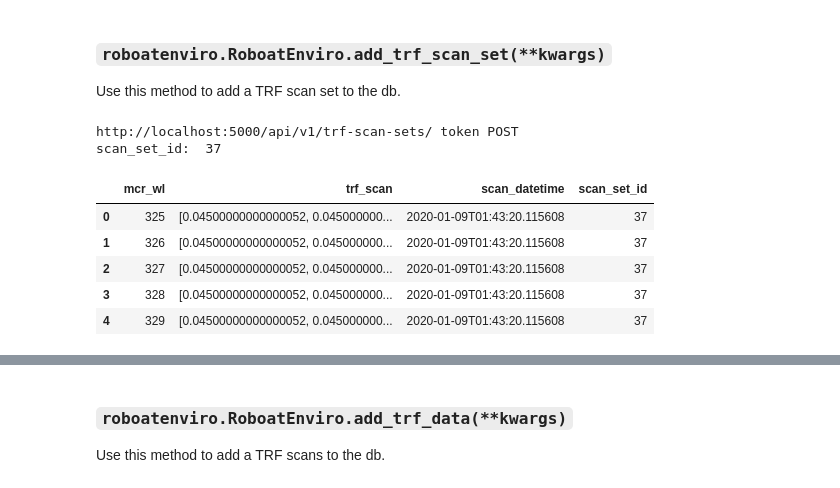
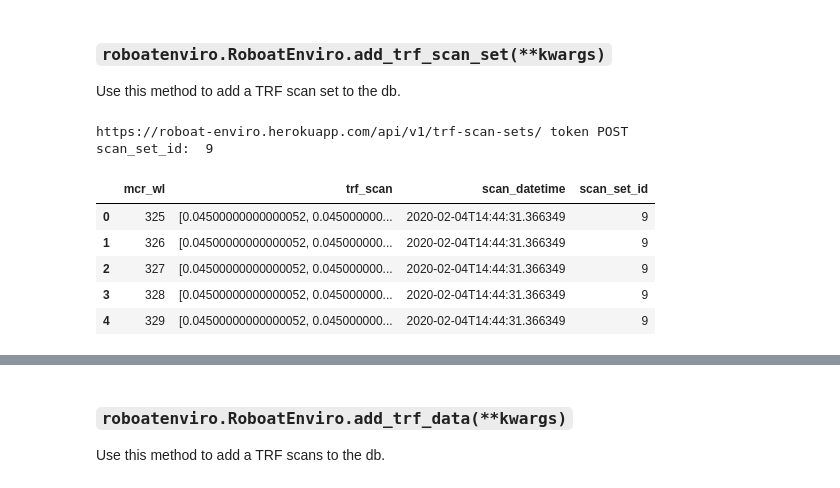
Before and after one commit to drewmee/py-roboat-enviro, a Jupyter notebook: docs/introduction.ipynb, the cells around one changed output, grey strips where cells are left out. Cells and saved outputs as stored; diff of their text form; code cells hidden in the pictures.

```diff
--- a/docs/introduction.ipynb
+++ b/docs/introduction.ipynb
@@ -85,7 +90,8 @@ token = "token"
 # set up the roboatenviro.RoboatEnviro object
 # here, we are also going to manually set the endpoint because I am doing this tutorial on
 # localhost...
-api = roboatenviro.RoboatEnviro(token=token, endpoint="http://localhost:5000/api/")
+#api = roboatenviro.RoboatEnviro(token=token, endpoint="http://localhost:5000/api/")
+api = roboatenviro.RoboatEnviro(token=token, endpoint="https://roboat-enviro.herokuapp.com/api/")
 # %% [markdown]
 ## `roboatenviro.RoboatEnviro(*args, **kwargs)`
 
@@ -192,26 +271,43 @@ Use this method to add a TRF scan set to the db.
 # %%
 df = pd.read_csv("trf_upload.csv")
 df["scan_datetime"] = datetime.utcnow().isoformat()
 df.drop(["sensor_sn"], axis=1, inplace=True)
 params = {
     "sensor_sn": "SN001",
+    "start_datetime": df["scan_datetime"].min(),
+    "end_datetime": df["scan_datetime"].max(),
     "start_wl": int(df["mcr_wl"].min()),
     "end_wl": int(df["mcr_wl"].max()),
-    "start_datetime": df["scan_datetime"].min(),
-    "end_datetime": df["scan_datetime"].max()
+    "pico_trig_channel": "Aux",
+    "pico_trig_thresh": 0,
+    "pico_trig_dir": 0,
+    "pico_trig_delay": 0,
+    "pico_autotrig_timeout": 0,
+    "pico_pre_trig_samples": 0,
+    "pico_post_trig_samples": 0,
+    "pico_sampling_channel": "A",
+    "pico_coupling_type": 0,
+    "pico_voltage_range": 0,
+    "pico_analog_offset": 0,
+    "pico_bandwidth_limiter": 0,
+    "pico_num_blocks": 0,
+    "pico_timebase": 0,
+    "mcr_serial_num": "test",
+    "mcr_grating": 0,
+    "mcr_units": "um",
 }
 scan_set = api.add_trf_scan_set(params=params)
 scan_set = json.loads(scan_set.text)
 scan_set_id = scan_set['id']
 print("scan_set_id: ", scan_set_id)
 df['scan_set_id'] = scan_set_id
 display(df.head())
 # %% [output]
-http://localhost:5000/api/v1/trf-scan-sets/ token POST
-scan_set_id:  37
+https://roboat-enviro.herokuapp.com/api/v1/trf-scan-sets/ token POST
+scan_set_id:  9
 |  | mcr_wl | trf_scan | scan_datetime | scan_set_id |
-| 0 | 325 | [0.04500000000000052, 0.045000000... | 2020-01-09T01:43:20.115608 | 37 |
-| 1 | 326 | [0.04500000000000052, 0.045000000... | 2020-01-09T01:43:20.115608 | 37 |
-| 2 | 327 | [0.04500000000000052, 0.045000000... | 2020-01-09T01:43:20.115608 | 37 |
-| 3 | 328 | [0.04500000000000052, 0.045000000... | 2020-01-09T01:43:20.115608 | 37 |
-| 4 | 329 | [0.04500000000000052, 0.045000000... | 2020-01-09T01:43:20.115608 | 37 |
+| 0 | 325 | [0.04500000000000052, 0.045000000... | 2020-02-04T14:44:31.366349 | 9 |
+| 1 | 326 | [0.04500000000000052, 0.045000000... | 2020-02-04T14:44:31.366349 | 9 |
+| 2 | 327 | [0.04500000000000052, 0.045000000... | 2020-02-04T14:44:31.366349 | 9 |
+| 3 | 328 | [0.04500000000000052, 0.045000000... | 2020-02-04T14:44:31.366349 | 9 |
+| 4 | 329 | [0.04500000000000052, 0.045000000... | 2020-02-04T14:44:31.366349 | 9 |
```
Also changed, not shown: parts of 40 cells of this notebook, 3 other files.
